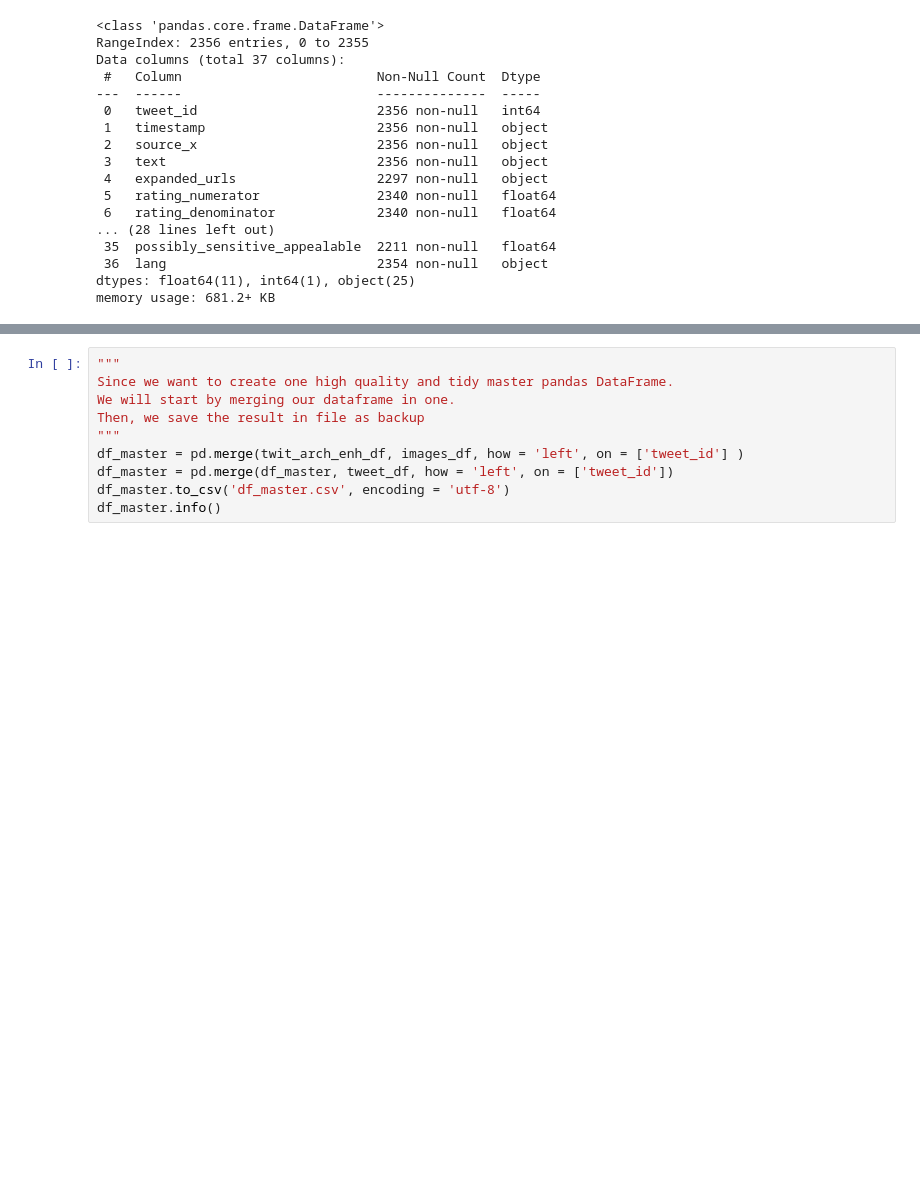
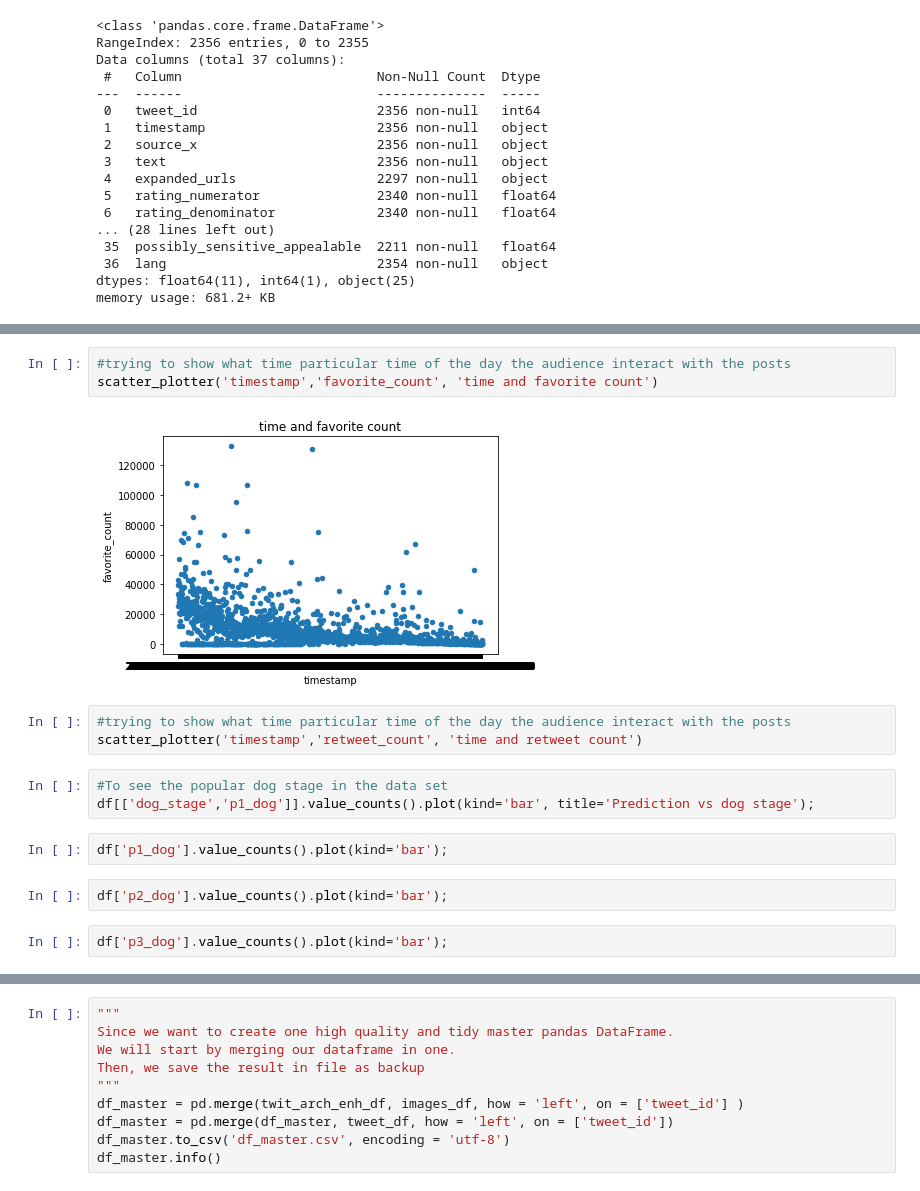
Before and after one commit to EnochAy/Udacity-Nanodegree-project--Data-Investigation-, a Jupyter notebook: Project 2/Python Code/wrangle_act.ipynb, the cells around one changed output, grey strips where cells are left out. Drawn from its saved outputs; the diff is of its cells as text; blank space fills up the shorter version.

```diff
--- a/Project 2/Python Code/wrangle_act.ipynb
+++ b/Project 2/Python Code/wrangle_act.ipynb
@@ -723,0 +731,17 @@ df.describe()
+# %%
+#trying to show what time particular time of the day the audience interact with the posts
+scatter_plotter('timestamp','favorite_count', 'time and favorite count')
+# %% [output]
+[figure, added]
+# %%
+#trying to show what time particular time of the day the audience interact with the posts
+scatter_plotter('timestamp','retweet_count', 'time and retweet count')
+# %%
+#To see the popular dog stage in the data set
+df[['dog_stage','p1_dog']].value_counts().plot(kind='bar', title='Prediction vs dog stage');
+# %%
+df['p1_dog'].value_counts().plot(kind='bar');
+# %%
+df['p2_dog'].value_counts().plot(kind='bar');
+# %%
+df['p3_dog'].value_counts().plot(kind='bar');
```
Also changed, not shown: parts of 4 cells of this notebook.
